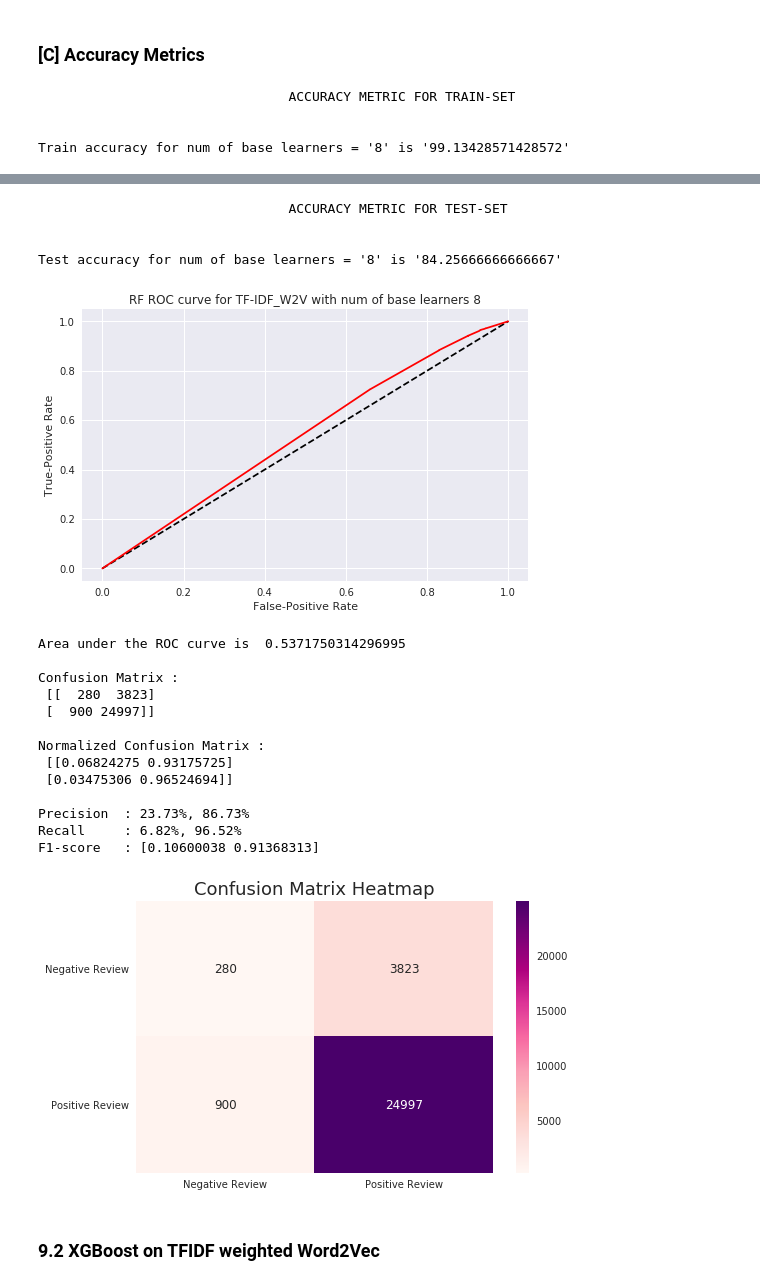
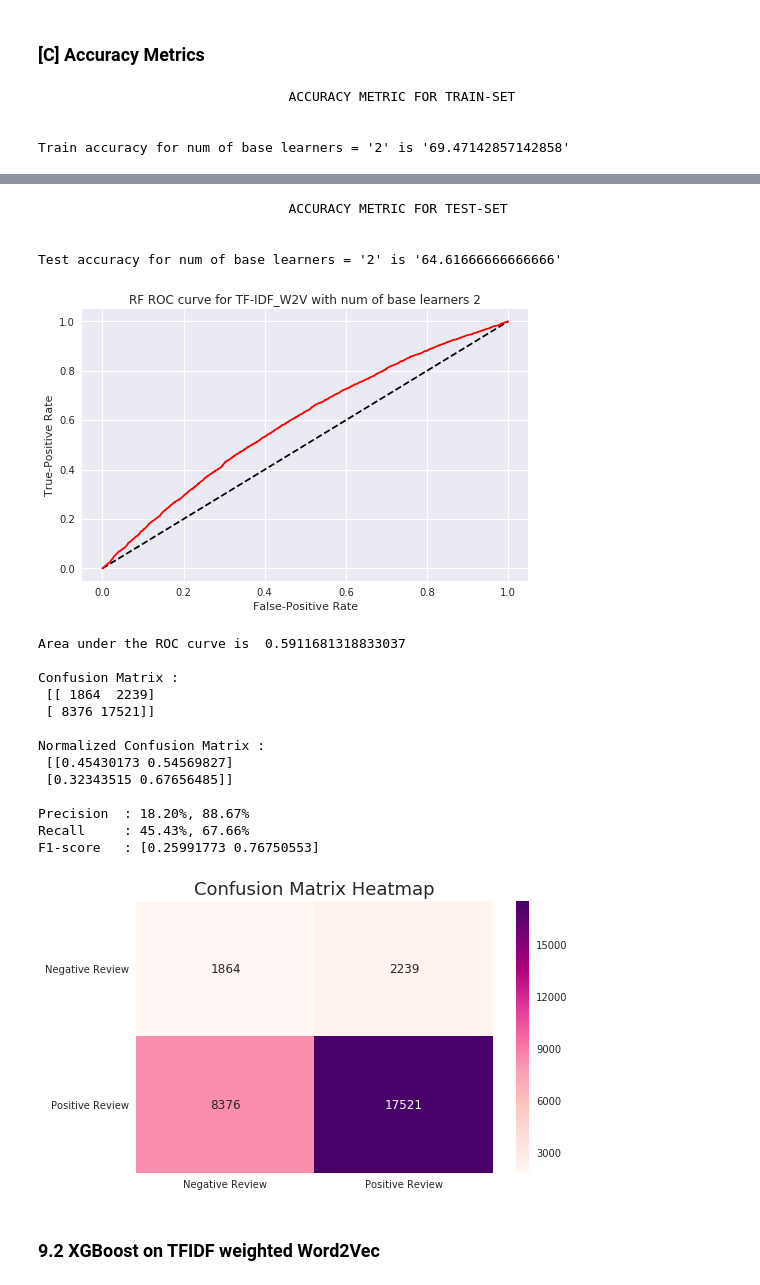
Before and after one commit to sradheya99/ML-Algorithms, a Jupyter notebook: 8.Random Forest/RF&GBDT_AZ.ipynb, the cells around one changed output, grey strips where cells are left out. Cells and saved outputs as stored; diff of their text form; code cells hidden in the pictures.

```diff
--- a/8.Random Forest/RF&GBDT_AZ.ipynb
+++ b/8.Random Forest/RF&GBDT_AZ.ipynb
@@ -245,7 +247,7 @@ def error_comparision(cv_err, train_err):
 # plotting ROC curve along with confusion matrix
 def final_test_acc(train_data, train_score, test_data, test_score, base, name):
 
-    rf = RandomForestClassifier(n_estimators=base, class_weight='balanced', n_jobs=-1)
+    rf = RandomForestClassifier(n_estimators=base, class_weight='balanced', n_jobs=-1, max_depth=10)
     rf.fit(train_data, train_score)
 
 
@@ -1456,7 +1333,7 @@ F1-score   : [0.5503309  0.89356089]
 ## 9. TF-IDF weighted Word2Vec
 # %%
 # Determining TF-IDF weighted Word2Vec
-def tfidf_w2v(data, model, tfidf_dict):
+def tfidf_w2v(data, model, dictionary):
     tfidf_feat = tf_idf_vect.get_feature_names()
     tfidf_sent_vectors = []
     row = 0
@@ -1466,7 +1343,7 @@ def tfidf_w2v(data, model, tfidf_dict):
         for word in sent:
             try:
                 vec = model.wv[word]
-                tf_idf = tfidf_dict[row, tfidf_feat.index(word)]
+                tf_idf = dictionary[word] * (sent.count(word)/len(sent))
                 sent_vec += (vec * tf_idf)
                 weight_sum += tf_idf
             except:
@@ -1478,6 +1355,6 @@ def tfidf_w2v(data, model, tfidf_dict):
 # %% [markdown]
 ### 9.1 Random Forest on TFIDF weighted Word2Vec
 # %%
-train_x, test_x, train_y, test_y, raw_x, raw_y = train_test_split(list_of_sent[:100000], score[:100000], sorted_data.CleanedText[:100000].values,
+train_x, test_x, train_y, test_y, train_x_in_list, test_x_in_list = train_test_split(list_of_sent[:100000], score[:100000], sorted_data.CleanedText[:100000].values,
                                                                  test_size=0.3, shuffle=False)
 # %%
@@ -1502,7 +1379,8 @@ error_comparision(cv_err, train_err)
 # %%
 # applying tf-idf weighted w2v to train and test set
 w2v_model = gensim.models.Word2Vec(train_x, min_count=5, size=100, workers=-1)
-tfidf_dict = tf_idf_vect.fit_transform(raw_x)
+tfidf_model = tf_idf_vect.fit_transform(train_x_in_list)
+tfidf_dict = dict(zip(tf_idf_vect.get_feature_names(), list(tf_idf_vect.idf_)))
 train_vect = tfidf_w2v(list_of_sent[:70000], w2v_model, tfidf_dict)
 test_vect = tfidf_w2v(list_of_sent[70000:100000], w2v_model, tfidf_dict)
 # %%
@@ -1525,9 +1403,9 @@ RandomForestClassifier(bootstrap=True, class_weight='balanced',
 # %% [markdown]
 ### [C] Accuracy Metrics
 # %%
-final_test_acc(train_vect, train_y, test_vect, test_y, 8, 'TF-IDF_W2V')
+final_test_acc(train_vect, train_y, test_vect, test_y, 2, 'TF-IDF_W2V')
 # %% [output]
                                 ACCURACY METRIC FOR TRAIN-SET
 
 
-Train accuracy for num of base learners = '8' is '99.13428571428572'
+Train accuracy for num of base learners = '2' is '69.47142857142858'
@@ -1549,22 +1427,22 @@ F1-score   : [0.96160182 0.99512148]
                                 ACCURACY METRIC FOR TEST-SET
 
 
-Test accuracy for num of base learners = '8' is '84.25666666666667'
+Test accuracy for num of base learners = '2' is '64.61666666666666'
-[figure, old version]
+[figure, new version]
-Area under the ROC curve is  0.5371750314296995
+Area under the ROC curve is  0.5911681318833037
 
 Confusion Matrix :
- [[  280  3823]
- [  900 24997]]
+ [[ 1864  2239]
+ [ 8376 17521]]
 
 Normalized Confusion Matrix :
- [[0.06824275 0.93175725]
- [0.03475306 0.96524694]]
+ [[0.45430173 0.54569827]
+ [0.32343515 0.67656485]]
 
-Precision  : 23.73%, 86.73%
-Recall     : 6.82%, 96.52%
-F1-score   : [0.10600038 0.91368313]
+Precision  : 18.20%, 88.67%
+Recall     : 45.43%, 67.66%
+F1-score   : [0.25991773 0.76750553]
-[figure, old version]
+[figure, new version]
 # %% [markdown]
 ### 9.2 XGBoost on TFIDF weighted Word2Vec
 # %%
```
Also changed, not shown: parts of 29 cells of this notebook.
